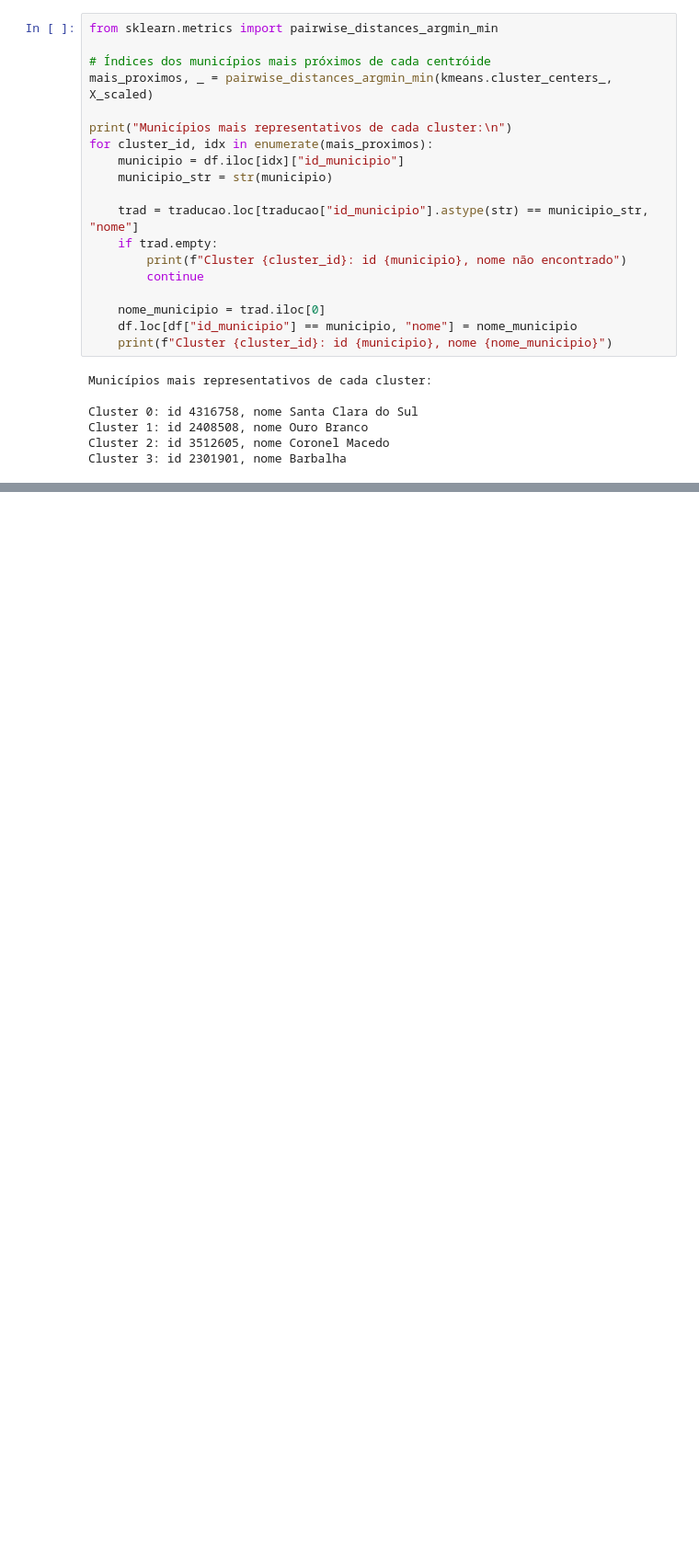
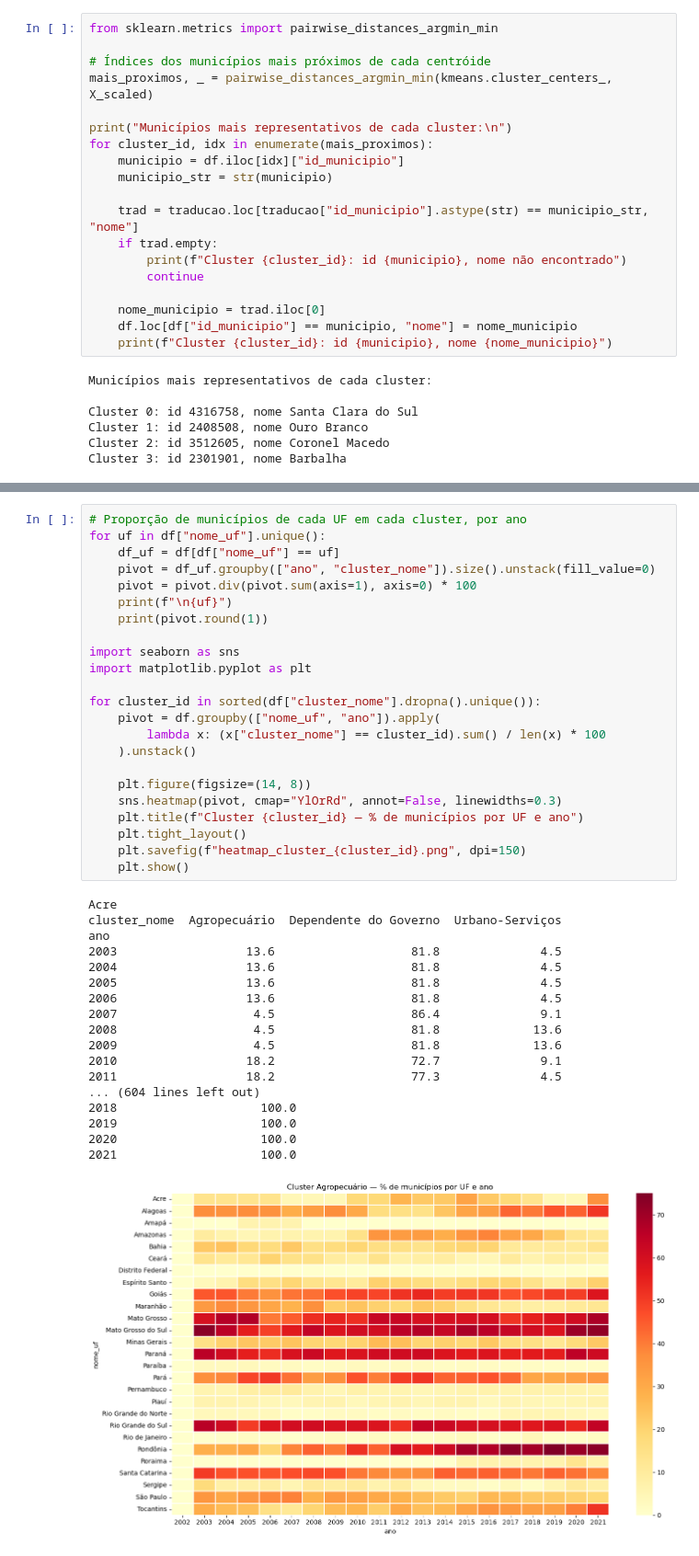
Before and after one commit to GiroZS/analise-municipios, a Jupyter notebook: analise_kmeans.ipynb, the cells around one changed output, grey strips where cells are left out. Shown at 92% size. Saved outputs shown, nothing was run; the diff lists cells and outputs as text; blank space fills up the shorter version.

```diff
--- a/analise.ipynb
+++ b/analise_kmeans.ipynb
@@ -385,0 +510,42 @@ Cluster 3: id 2301901, nome Barbalha
+# %%
+# Proporção de municípios de cada UF em cada cluster, por ano
+for uf in df["nome_uf"].unique():
+    df_uf = df[df["nome_uf"] == uf]
+    pivot = df_uf.groupby(["ano", "cluster_nome"]).size().unstack(fill_value=0)
+    pivot = pivot.div(pivot.sum(axis=1), axis=0) * 100
+    print(f"\n{uf}")
+    print(pivot.round(1))
+
+import seaborn as sns
+import matplotlib.pyplot as plt
+
+for cluster_id in sorted(df["cluster_nome"].dropna().unique()):
+    pivot = df.groupby(["nome_uf", "ano"]).apply(
+        lambda x: (x["cluster_nome"] == cluster_id).sum() / len(x) * 100
+    ).unstack()
+
+    plt.figure(figsize=(14, 8))
+    sns.heatmap(pivot, cmap="YlOrRd", annot=False, linewidths=0.3)
+    plt.title(f"Cluster {cluster_id} — % de municípios por UF e ano")
+    plt.tight_layout()
+    plt.savefig(f"heatmap_cluster_{cluster_id}.png", dpi=150)
+    plt.show()
+# %% [output]
+Acre
+cluster_nome  Agropecuário  Dependente do Governo  Urbano-Serviços
+ano
+2003                  13.6                   81.8              4.5
+2004                  13.6                   81.8              4.5
+2005                  13.6                   81.8              4.5
+2006                  13.6                   81.8              4.5
+2007                   4.5                   86.4              9.1
+2008                   4.5                   81.8             13.6
+2009                   4.5                   81.8             13.6
+2010                  18.2                   72.7              9.1
+2011                  18.2                   77.3              4.5
+... (604 lines left out)
+2018                    100.0
+2019                    100.0
+2020                    100.0
+2021                    100.0
+[figure, added]
```
Also changed, not shown: parts of 11 cells of this notebook, 2 other files.
